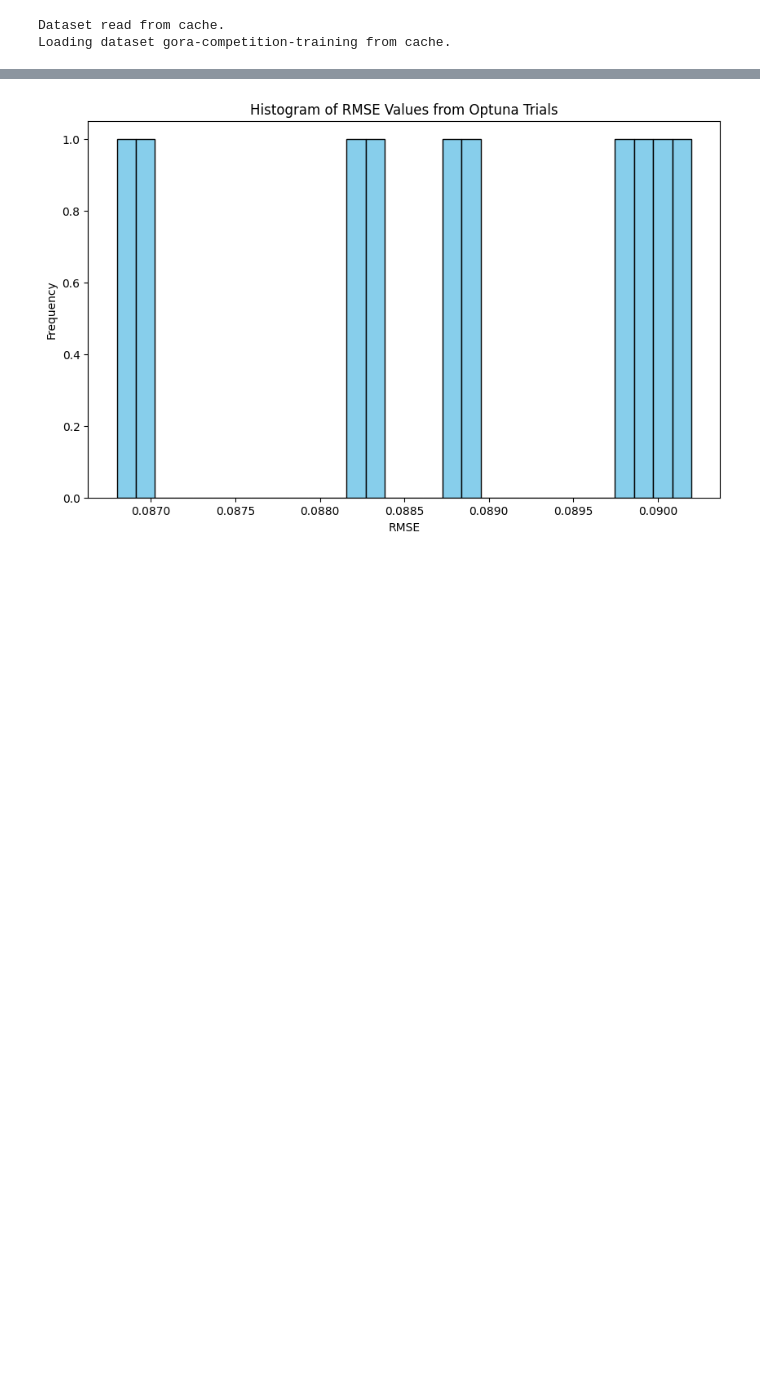
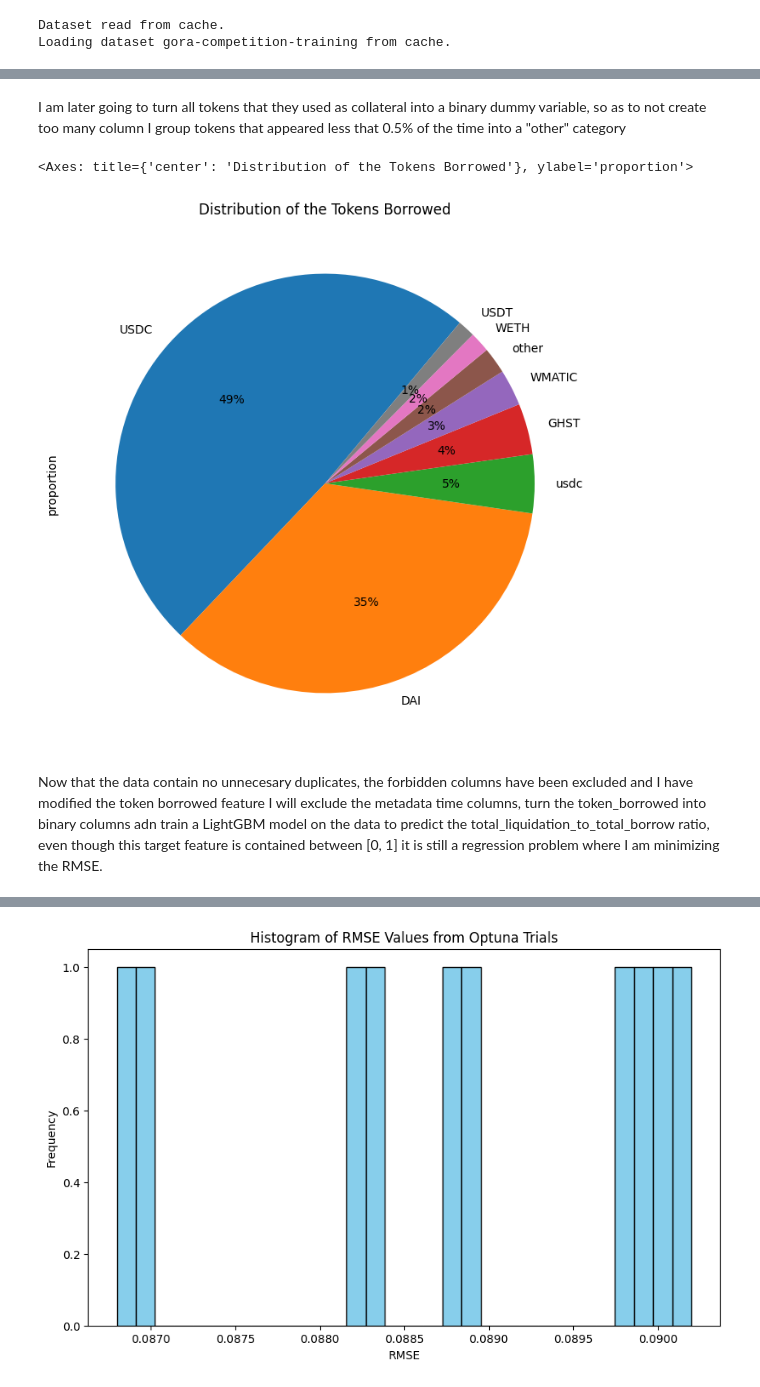
Before and after one commit to ennriqe/Giza-Gora-Competition, a Jupyter notebook: LightGBM Model.ipynb, the cells around one changed output, grey strips where cells are left out. Cells and saved outputs as stored; diff of their text form; code cells hidden in the pictures; blank space fills up the shorter version.

```diff
--- a/LightGBM Model.ipynb
+++ b/LightGBM Model.ipynb
@@ -451,0 +75,25 @@ Test RMSE: -0.08656131612946773
+# %% [markdown]
+I am later going to turn all tokens that they used as collateral into a binary dummy variable, so as to not create too many column I group tokens that appeared less that 0.5% of the time into a "other" category
+# %%
+import numpy as np
+forbidden =['total_liquidation', 'count_liquidation', 'avg_liquidation_amount', 'std_liquidation_amount', 'liquidation_amount_cv', 'avg_liquidation_to_avg_borrow', 'liquidated']
+
+predictors_df = df[df.columns[~df.columns.isin(forbidden)]].copy()
+
+# predictors_df['stables'] = np.where(predictors_df.token_borrow_mode.isin(stables), 1, 0)
+# predictors_df['token_borrow_mode'] = np.where(predictors_df.token_borrow_mode.isin(stables), 'stable', predictors_df.token_borrow_mode)
+commonly_borrowed_tokens_tokens = predictors_df.token_borrow_mode.value_counts(normalize=True)[predictors_df.token_borrow_mode.value_counts(normalize=True)*100>0.5].index
+
+predictors_df['token_borrowed'] = np.where(
+    predictors_df['token_borrow_mode'].isin(commonly_borrowed_tokens_tokens),
+    predictors_df['token_borrow_mode'],
+    'other'
+)
+
+predictors_df.drop('token_borrow_mode', axis=1, inplace=True)
+predictors_df.token_borrowed.value_counts(normalize=True).plot(kind='pie', autopct='%1.0f%%', startangle=50, title='Distribution of the Tokens Borrowed', figsize=(8, 8))
+# %% [output]
+<Axes: title={'center': 'Distribution of the Tokens Borrowed'}, ylabel='proportion'>
+[figure, added]
+# %% [markdown]
+Now that the data contain no unnecesary duplicates, the forbidden columns have been excluded and I have modified the token borrowed feature I will exclude the metadata time columns, turn the token_borrowed into binary columns adn train a LightGBM model on the data to predict the total_liquidation_to_total_borrow ratio, even though this target feature is contained between [0, 1] it is still a regression problem where I am minimizing the RMSE.
```
Also changed, not shown: parts of 38 cells of this notebook.
